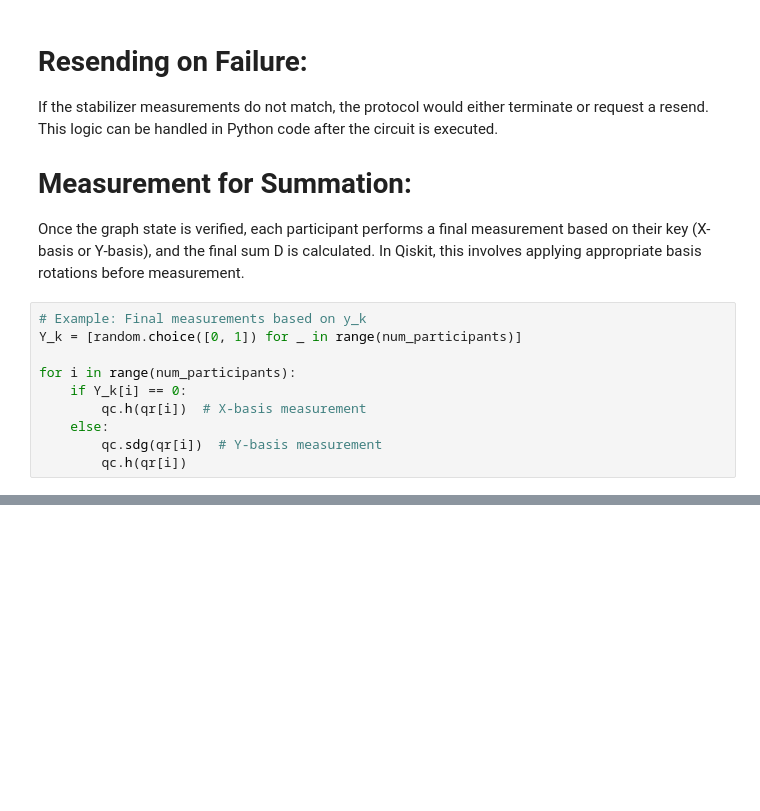
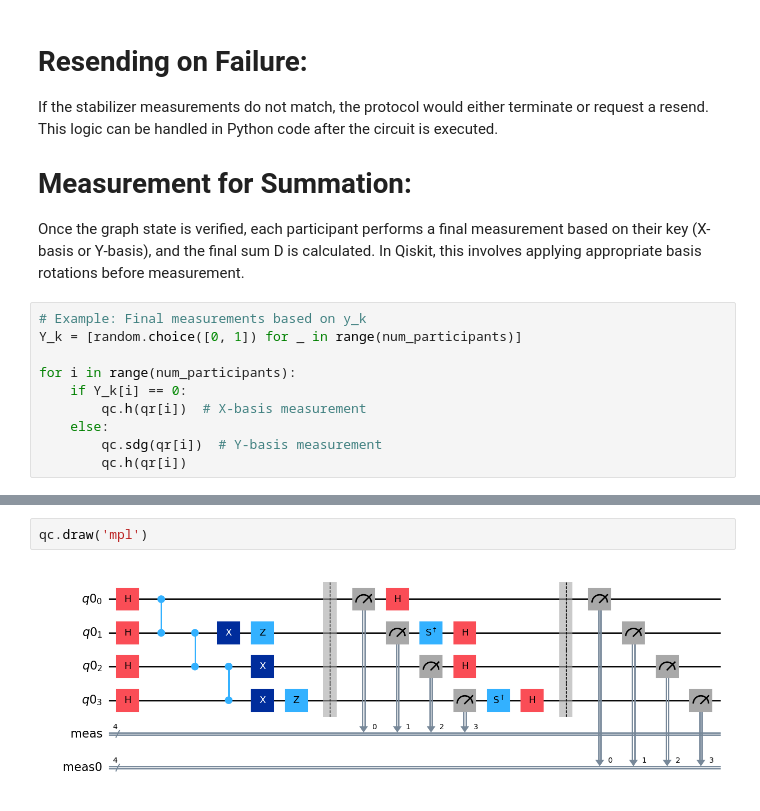
Before and after one commit to pythagoras58/Quantizer, a Jupyter notebook: SMPC_protocol_2.ipynb, the cells around one changed output, grey strips where cells are left out. Saved outputs shown, nothing was run; the diff lists cells and outputs as text; blank space fills up the shorter version.

```diff
--- a/SMPC_protocol_2.ipynb
+++ b/SMPC_protocol_2.ipynb
@@ -191,0 +184,4 @@ Binary sequence: 0101 0010, Frequency: 4
+# %%
+qc.draw('mpl')
+# %% [output]
+[figure, added]
```
Also changed, not shown: parts of 11 cells of this notebook.
